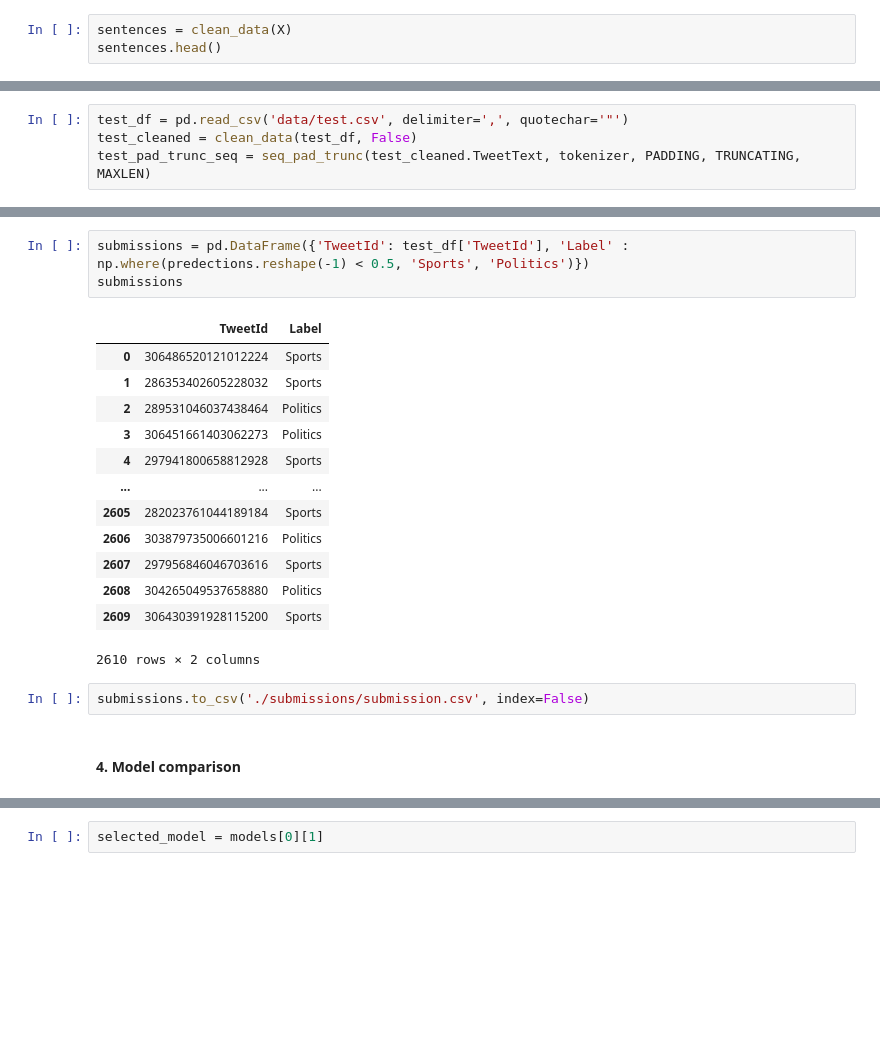
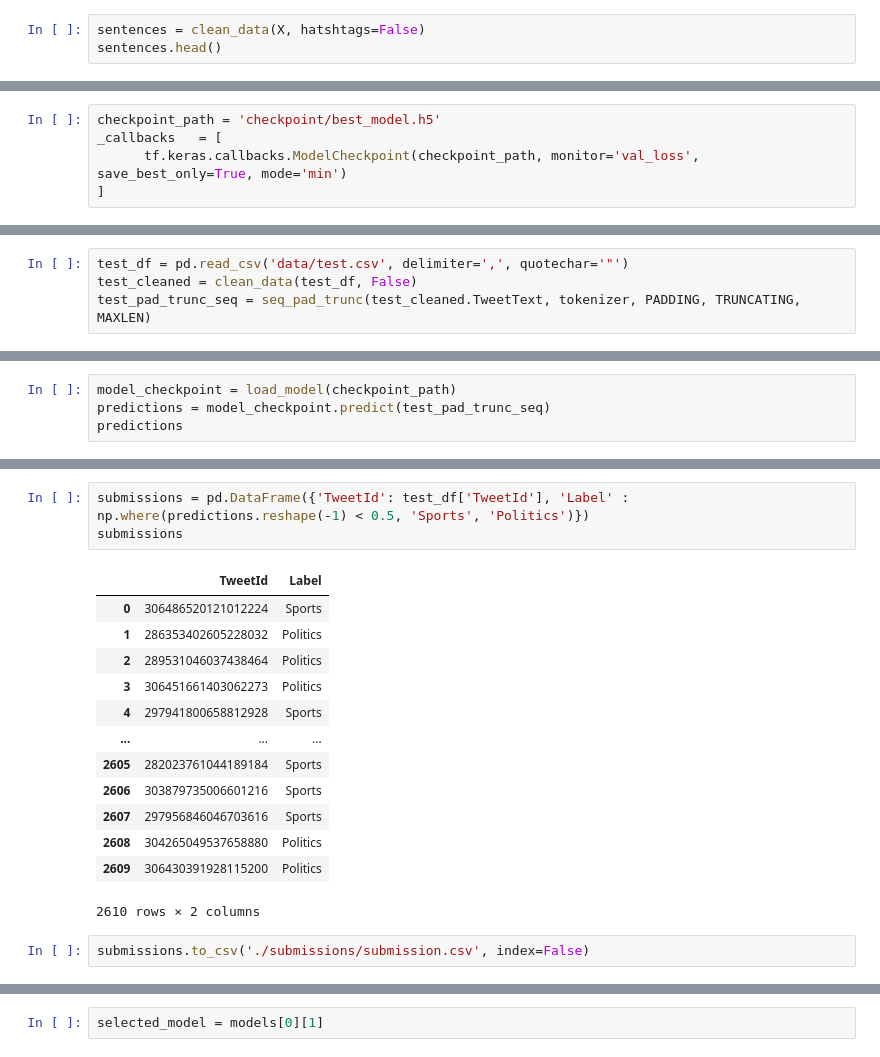
Before and after one commit to anasbn44/deep_tweets, a Jupyter notebook: case_of_study.ipynb, the cells around one changed output, grey strips where cells are left out. Saved outputs shown, nothing was run; the diff lists cells and outputs as text; blank space fills up the shorter version.

```diff
--- a/case_of_study.ipynb
+++ b/case_of_study.ipynb
@@ -136,5 +147,5 @@ def clean_data(X, hatshtags=False):
 # %%
-sentences = clean_data(X)
+sentences = clean_data(X, hatshtags=False)
 sentences.head()
 # %% [output]
 |  | TweetText |
@@ -326,0 +341,5 @@ _________________________________________________________________
+# %%
+checkpoint_path = 'checkpoint/best_model.h5'
+_callbacks   = [
+      tf.keras.callbacks.ModelCheckpoint(checkpoint_path, monitor='val_loss', save_best_only=True, mode='min')
+]
@@ -403,0 +411,4 @@ array([[4.4413450e-01],
+# %%
+model_checkpoint = load_model(checkpoint_path)
+predictions = model_checkpoint.predict(test_pad_trunc_seq)
+predictions
@@ -404,22 +424,19 @@ array([[4.4413450e-01],
 # %%
-submissions = pd.DataFrame({'TweetId': test_df['TweetId'], 'Label' : np.where(predections.reshape(-1) < 0.5, 'Sports', 'Politics')})
+submissions = pd.DataFrame({'TweetId': test_df['TweetId'], 'Label' : np.where(predictions.reshape(-1) < 0.5, 'Sports', 'Politics')})
 submissions
 # %% [output]
 |  | TweetId | Label |
 | 0 | 306486520121012224 | Sports |
-| 1 | 286353402605228032 | Sports |
+| 1 | 286353402605228032 | Politics |
 | 2 | 289531046037438464 | Politics |
 | 3 | 306451661403062273 | Politics |
 | 4 | 297941800658812928 | Sports |
 | ... | ... | ... |
 | 2605 | 282023761044189184 | Sports |
-| 2606 | 303879735006601216 | Politics |
+| 2606 | 303879735006601216 | Sports |
 | 2607 | 297956846046703616 | Sports |
 | 2608 | 304265049537658880 | Politics |
-| 2609 | 306430391928115200 | Sports |
+| 2609 | 306430391928115200 | Politics |
 2610 rows × 2 columns
 # %%
 submissions.to_csv('./submissions/submission.csv', index=False)
-# %% [markdown]
-<a name="4"></a>
-#### 4. Model comparison
```
Also changed, not shown: parts of 36 cells of this notebook.
